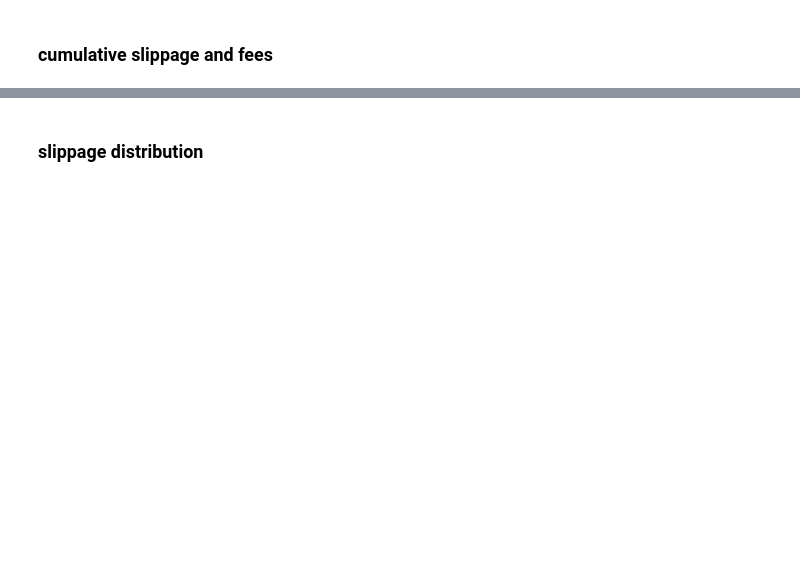
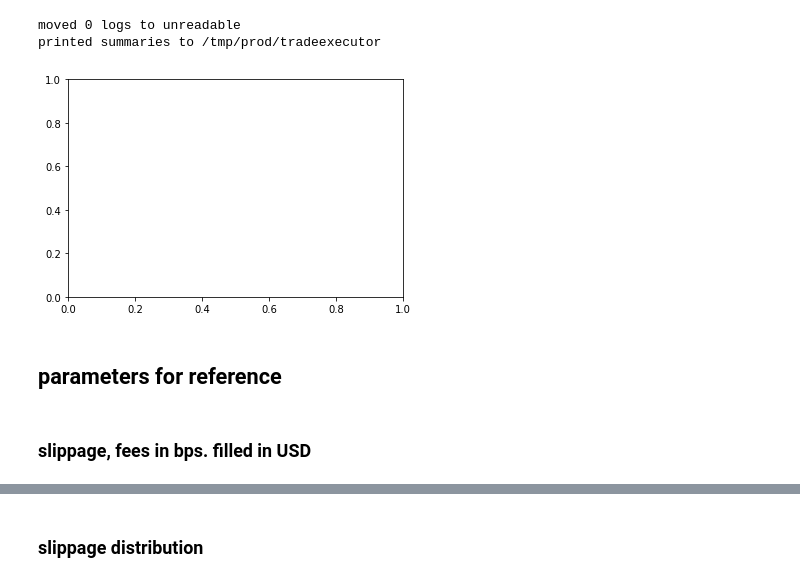
Before and after one commit to Sety-project/pylibs, a Jupyter notebook: ux/exec_logs.ipynb, the cells around one changed output, grey strips where cells are left out. Drawn from its saved outputs; the diff is of its cells as text; code cells hidden in the pictures; blank space fills up the shorter version.

```diff
--- a/ux/exec_logs.ipynb
+++ b/ux/exec_logs.ipynb
@@ -3,9 +4,9 @@ from jupyter_imports import *
 # %%
+# run only once
 from riskpnl.post_trade import batch_summarize_exec_logs # use 'prod' for remote after cache_tmp
-
-dirname = os.path.join(os.sep, 'tmp','tradeexecutor')#,'prod')
-start = datetime(2022,6,20)#,tzinfo=timezone.utc)
-log_file = os.path.join(os.sep, dirname,'all_by_symbol.csv')
+start = datetime(2022,6,28,18)#,tzinfo=timezone.utc)
+dirname = os.path.join(os.sep, 'tmp','prod','tradeexecutor')#,'prod')
 batch_summarize_exec_logs(dirname,start=start,add_history_context=False,rebuild=True)
-original_weights = pd.read_csv(log_file).sort_values(by='log_time')
-original_weights['log_time'] = original_weights['log_time'].apply(parser.parse)
+# %% [output]
+moved 0 logs to unreadable
+printed summaries to /tmp/prod/tradeexecutor
@@ -11,0 +16,7 @@ original_weights['log_time'] = original_weights['log_time'].apply(parser.parse)
+# %%
+cmap = cm.get_cmap('Spectral')
+fig, ax = plt.subplots(1)
+# %% [output]
+[figure, added]
+# %% [markdown]
+## parameters for reference
@@ -12 +35,3 @@ original_weights['log_time'] = original_weights['log_time'].apply(parser.parse)
+# %% [markdown]
+### slippage, fees in bps. filled in USD
 # %%
@@ -19,2 +44,0 @@ weights['total_USD'] = weights['total_bps']*weights['filledUSD'].apply(np.abs)/1
-# %% [markdown]
-### cumulative slippage and fees
```
Also changed, not shown: parts of 17 cells of this notebook.
